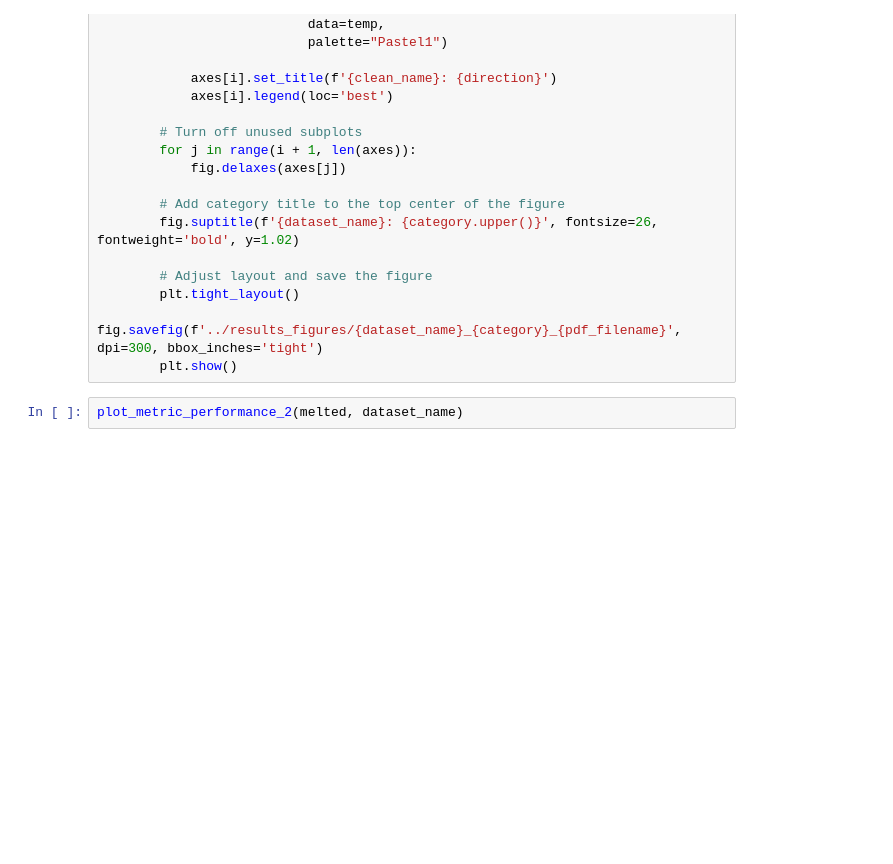
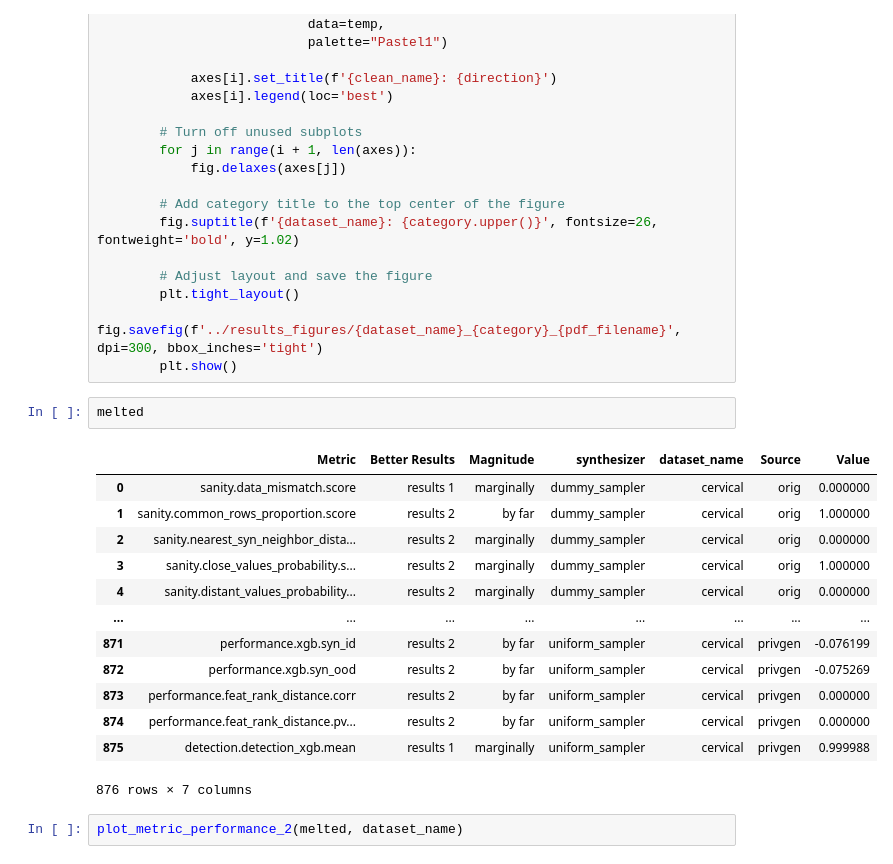
Before and after one commit to Naviden/PrivGen, a Jupyter notebook: notebooks/privgen_results_figures.ipynb, the cells around one changed output. Saved outputs shown, nothing was run; the diff lists cells and outputs as text; blank space fills up the shorter version.

```diff
--- a/notebooks/privgen_results_figures.ipynb
+++ b/notebooks/privgen_results_figures.ipynb
@@ -239,6 +225,22 @@ def plot_metric_performance_2(melted, dataset_name, pdf_filename="performance.pd
         plt.tight_layout()
         fig.savefig(f'../results_figures/{dataset_name}_{category}_{pdf_filename}', dpi=300, bbox_inches='tight')
         plt.show()
+# %%
+melted
+# %% [output]
+|  | Metric | Better Results | Magnitude | synthesizer | dataset_name | Source | Value |
+| 0 | sanity.data_mismatch.score | results 1 | marginally | dummy_sampler | cervical | orig | 0.000000 |
+| 1 | sanity.common_rows_proportion.score | results 2 | by far | dummy_sampler | cervical | orig | 1.000000 |
+| 2 | sanity.nearest_syn_neighbor_dista... | results 2 | marginally | dummy_sampler | cervical | orig | 0.000000 |
+| 3 | sanity.close_values_probability.s... | results 2 | marginally | dummy_sampler | cervical | orig | 1.000000 |
+| 4 | sanity.distant_values_probability... | results 2 | marginally | dummy_sampler | cervical | orig | 0.000000 |
+| ... | ... | ... | ... | ... | ... | ... | ... |
+| 871 | performance.xgb.syn_id | results 2 | by far | uniform_sampler | cervical | privgen | -0.076199 |
+| 872 | performance.xgb.syn_ood | results 2 | by far | uniform_sampler | cervical | privgen | -0.075269 |
+| 873 | performance.feat_rank_distance.corr | results 2 | by far | uniform_sampler | cervical | privgen | 0.000000 |
+| 874 | performance.feat_rank_distance.pv... | results 2 | by far | uniform_sampler | cervical | privgen | 0.000000 |
+| 875 | detection.detection_xgb.mean | results 1 | marginally | uniform_sampler | cervical | privgen | 0.999988 |
+876 rows × 7 columns
 # %%
 plot_metric_performance_2(melted, dataset_name)
 # %% [output]
```
Also changed, not shown: parts of 1 cell of this notebook.
